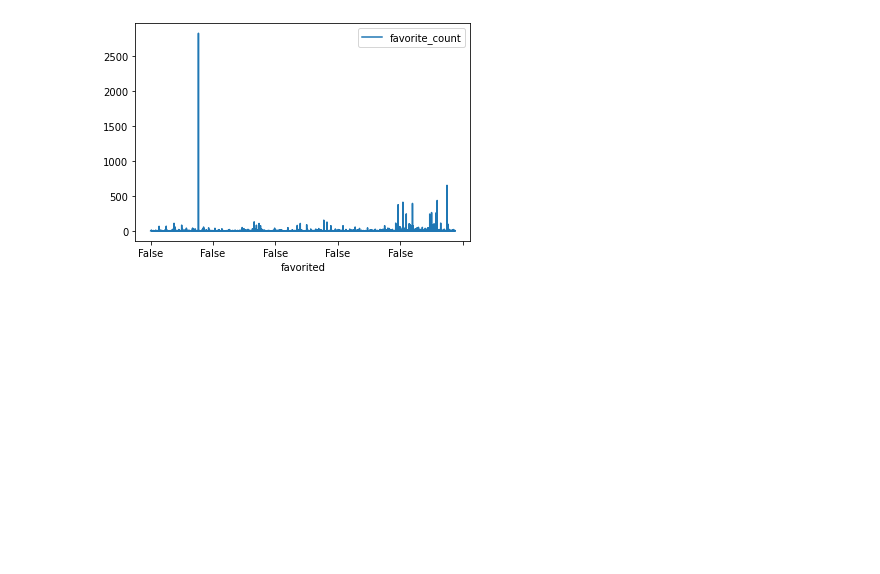
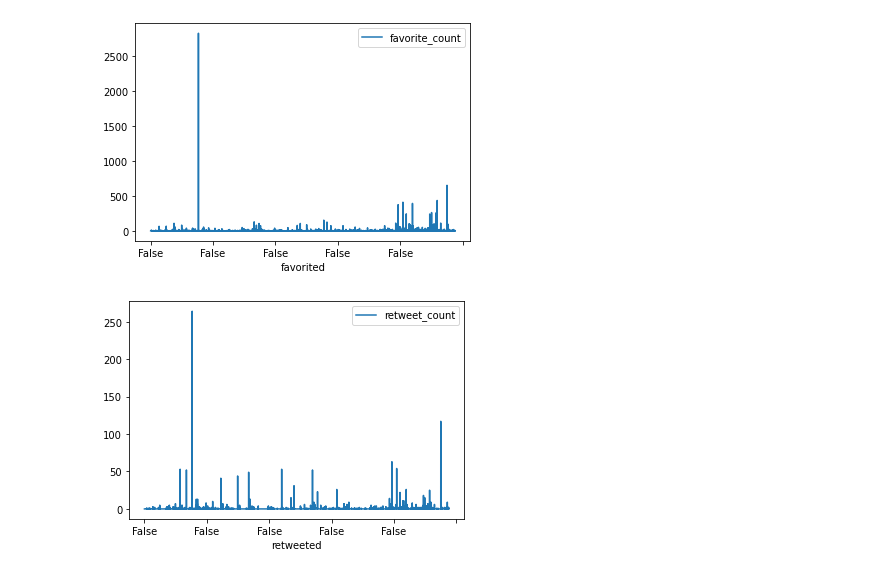
Before and after one commit to samneuhaus1/IS_4487_Spring2023, a Jupyter notebook: Module2_Script_v1_2_(1).ipynb, the cells around one changed output. Saved outputs shown, nothing was run; the diff lists cells and outputs as text; code cells hidden in the pictures; blank space fills up the shorter version.

```diff
--- a/Module2_Script_v1_2_(1).ipynb
+++ b/Module2_Script_v1_2_(1).ipynb
@@ -158,3 +158,9 @@ df.plot(x="favorited", y=["favorite_count"])
 plt.show()
 # %% [output]
 [figure]
+# %%
+import matplotlib.pyplot as plt
+df.plot(x="retweeted", y=["retweet_count"])
+plt.show()
+# %% [output]
+[figure, added]
```
